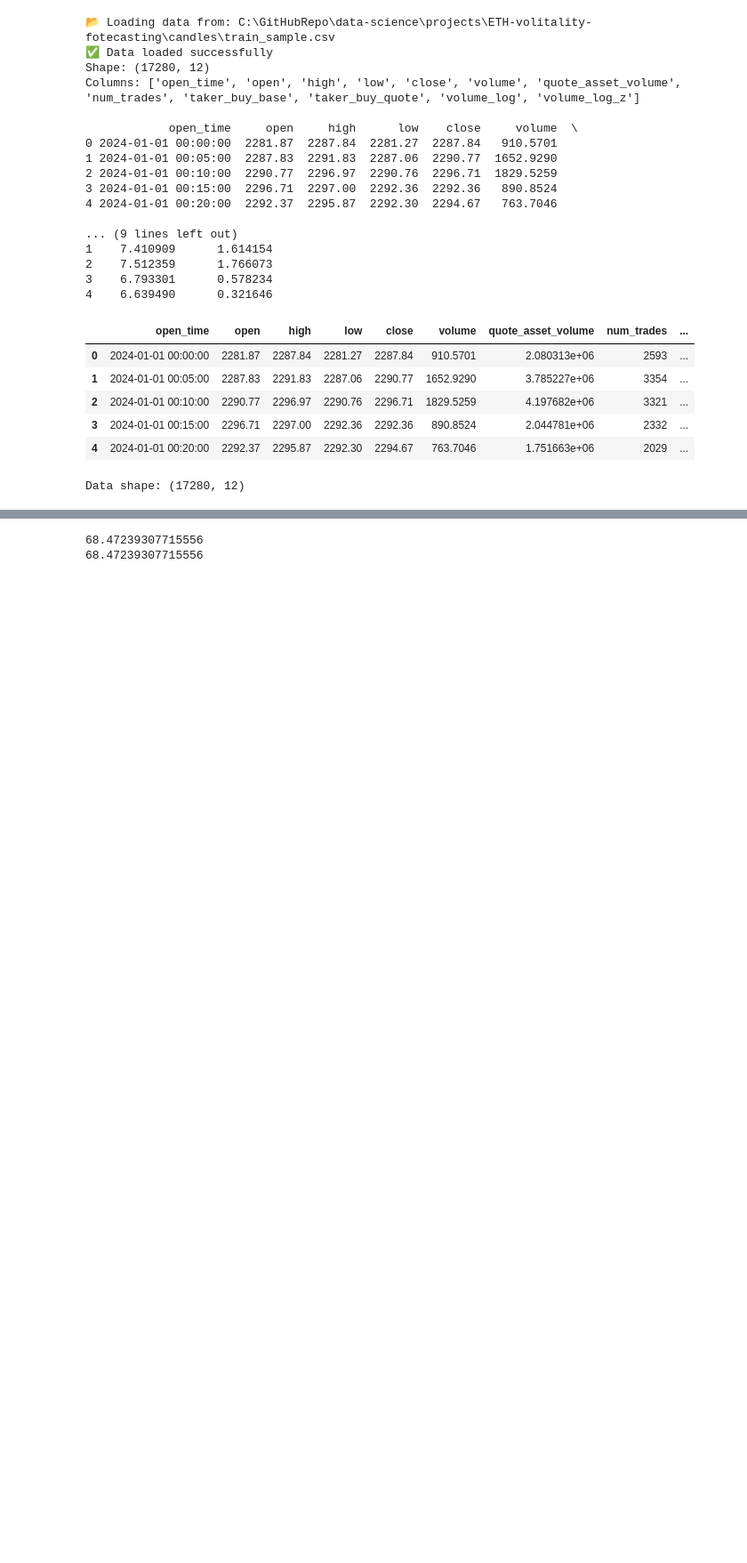
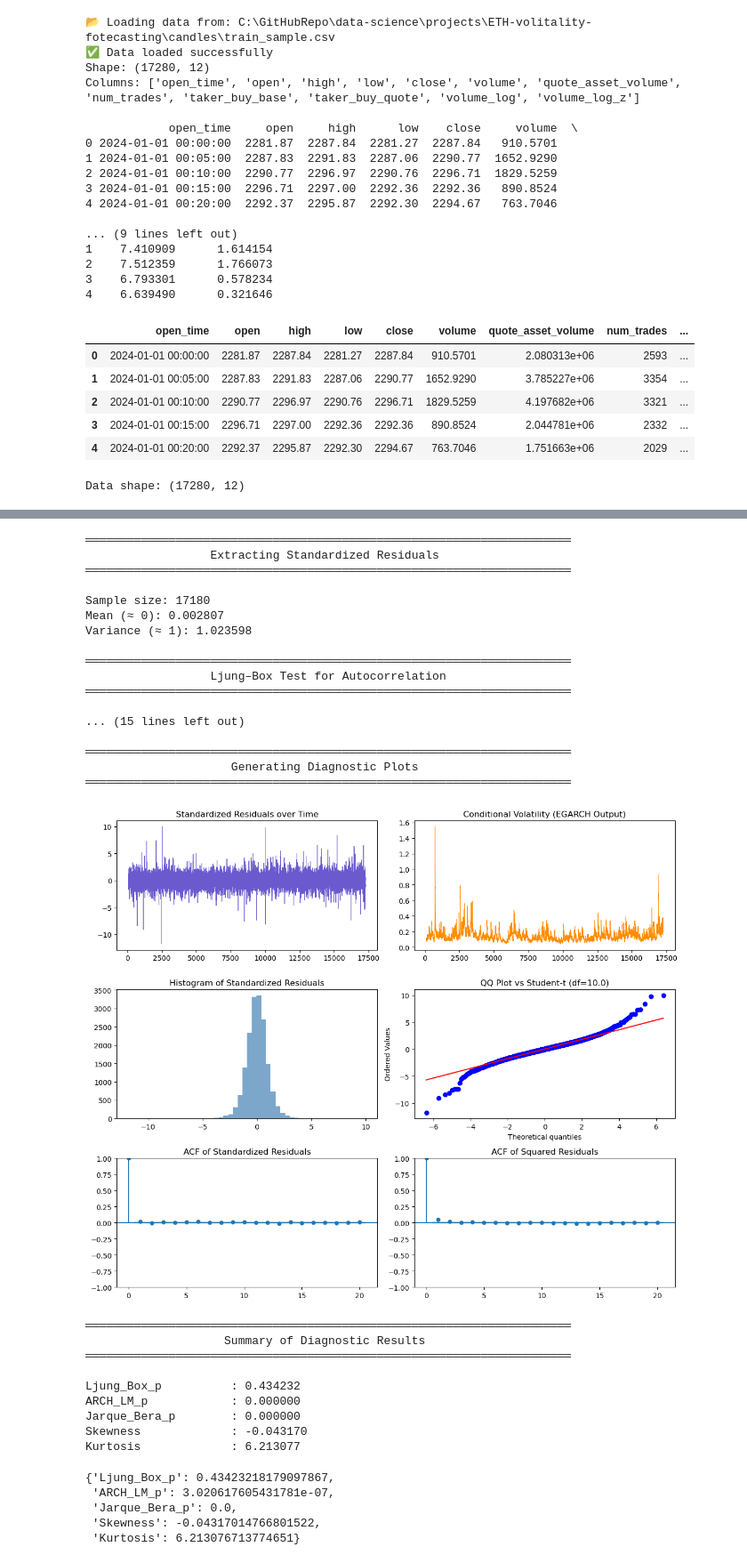
Before and after one commit to n00b0dyy/data-science, a Jupyter notebook: projects/ETH-volitality-fotecasting/notebooks/04_EGARCH_Diagnostics.ipynb, the cells around one changed output, grey strips where cells are left out. Shown at 89% size. Cells and saved outputs as stored; diff of their text form; code cells hidden in the pictures; blank space fills up the shorter version.

Commit message:
EGARCH diagnostics

```diff
--- a/projects/ETH-volitality-fotecasting/notebooks/04_EGARCH_Diagnostics.ipynb
+++ b/projects/ETH-volitality-fotecasting/notebooks/04_EGARCH_Diagnostics.ipynb
@@ -117,7 +139,37 @@ Covariance estimator: robust
 # %%
-import scipy.stats as st
-print(st.kurtosis(df["log_return"].to_numpy(), fisher=True, bias=False))
-print(st.kurtosis(df["log_return"].astype(np.float64).values, fisher=True, bias=False))
+# Run residual diagnostics on the fitted model
+diagnostics = egarch_residual_diagnostics(res, lags=20, save_plots=False)
+diagnostics
 # %% [output]
-68.47239307715556
-68.47239307715556
+══════════════════════════════════════════════════════════════════════
+                  Extracting Standardized Residuals
+══════════════════════════════════════════════════════════════════════
+
+Sample size: 17180
+Mean (≈ 0): 0.002807
+Variance (≈ 1): 1.023598
+
+══════════════════════════════════════════════════════════════════════
+                  Ljung–Box Test for Autocorrelation
+══════════════════════════════════════════════════════════════════════
+
+... (15 lines left out)
+
+══════════════════════════════════════════════════════════════════════
+                     Generating Diagnostic Plots
+══════════════════════════════════════════════════════════════════════
+[figure, added]
+══════════════════════════════════════════════════════════════════════
+                    Summary of Diagnostic Results
+══════════════════════════════════════════════════════════════════════
+
+Ljung_Box_p          : 0.434232
+ARCH_LM_p            : 0.000000
+Jarque_Bera_p        : 0.000000
+Skewness             : -0.043170
+Kurtosis             : 6.213077
+{'Ljung_Box_p': 0.43423218179097867,
+ 'ARCH_LM_p': 3.020617605431781e-07,
+ 'Jarque_Bera_p': 0.0,
+ 'Skewness': -0.04317014766801522,
+ 'Kurtosis': 6.213076713774651}
```
Also changed, not shown: parts of 1 cell of this notebook, 1 other file.
